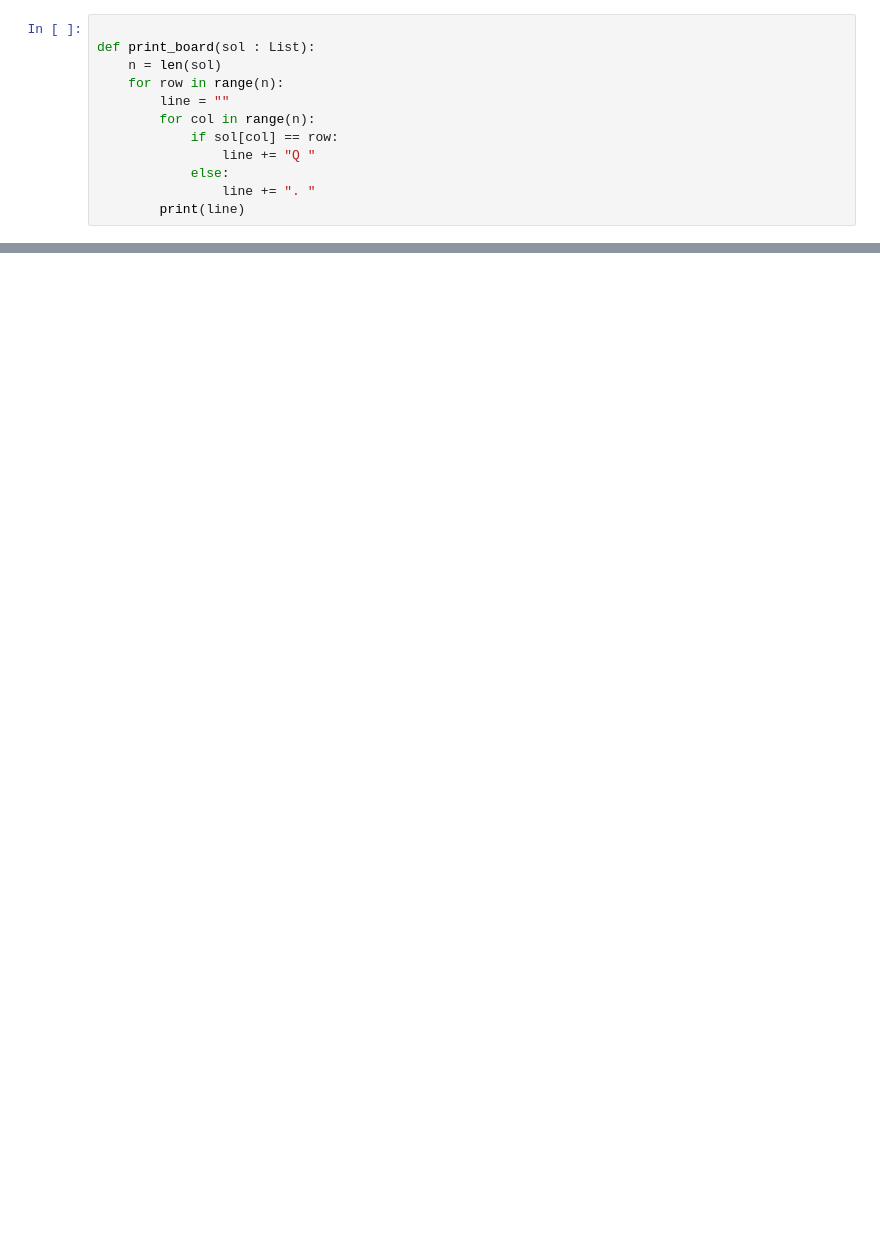
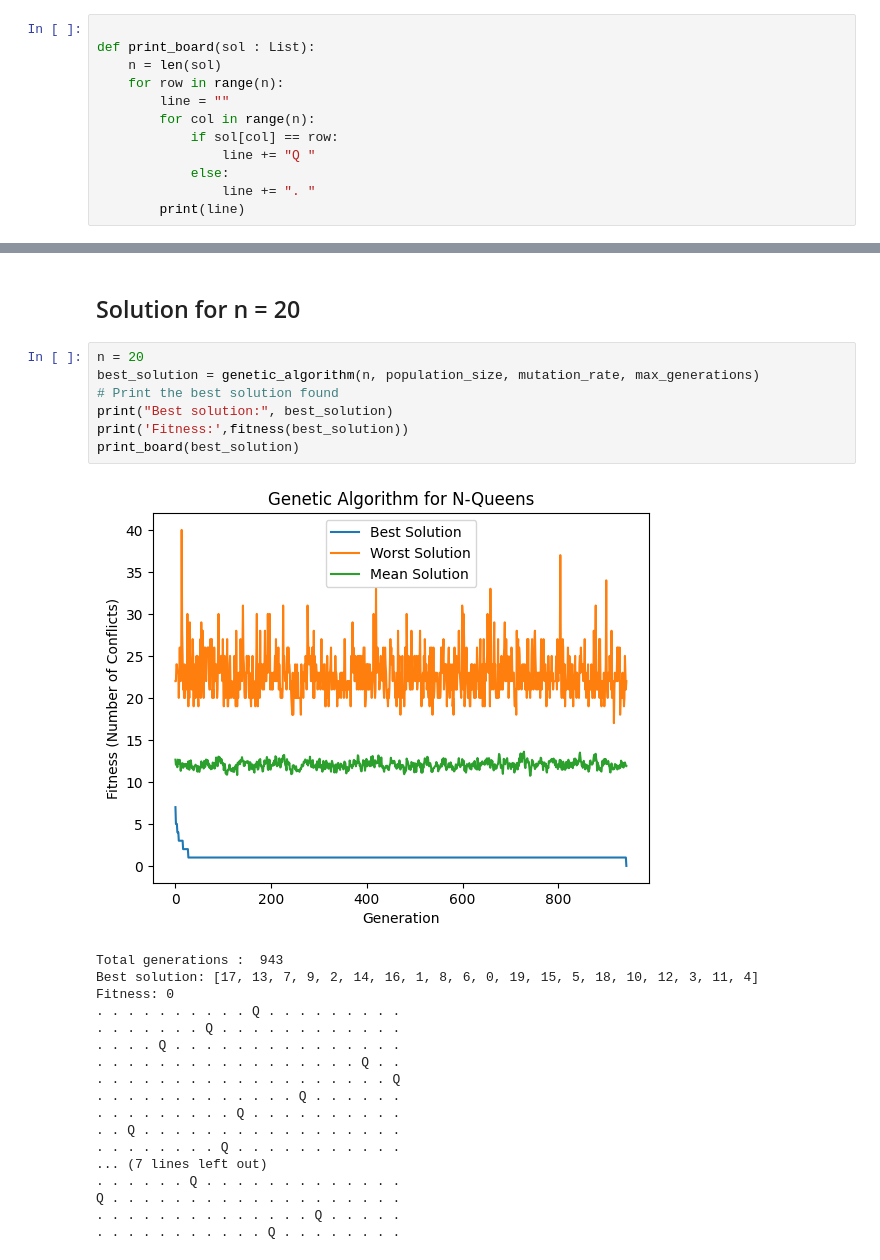
Before and after one commit to VitcSS/Queen_Evo, a Jupyter notebook: main.ipynb, the cells around one changed output, grey strips where cells are left out. Drawn from its saved outputs; the diff is of its cells as text; blank space fills up the shorter version.

```diff
--- a/main.ipynb
+++ b/main.ipynb
@@ -88,0 +146,28 @@ def print_board(sol : List):
+# %% [markdown]
+## Solution for n = 20
+# %%
+n = 20
+best_solution = genetic_algorithm(n, population_size, mutation_rate, max_generations)
+# Print the best solution found
+print("Best solution:", best_solution)
+print('Fitness:',fitness(best_solution))
+print_board(best_solution)
+# %% [output]
+[figure, added]
+Total generations :  943
+Best solution: [17, 13, 7, 9, 2, 14, 16, 1, 8, 6, 0, 19, 15, 5, 18, 10, 12, 3, 11, 4]
+Fitness: 0
+. . . . . . . . . . Q . . . . . . . . .
+. . . . . . . Q . . . . . . . . . . . .
+. . . . Q . . . . . . . . . . . . . . .
+. . . . . . . . . . . . . . . . . Q . .
+. . . . . . . . . . . . . . . . . . . Q
+. . . . . . . . . . . . . Q . . . . . .
+. . . . . . . . . Q . . . . . . . . . .
+. . Q . . . . . . . . . . . . . . . . .
+. . . . . . . . Q . . . . . . . . . . .
+... (7 lines left out)
+. . . . . . Q . . . . . . . . . . . . .
+Q . . . . . . . . . . . . . . . . . . .
+. . . . . . . . . . . . . . Q . . . . .
+. . . . . . . . . . . Q . . . . . . . .
```
Also changed, not shown: parts of 20 cells of this notebook.
